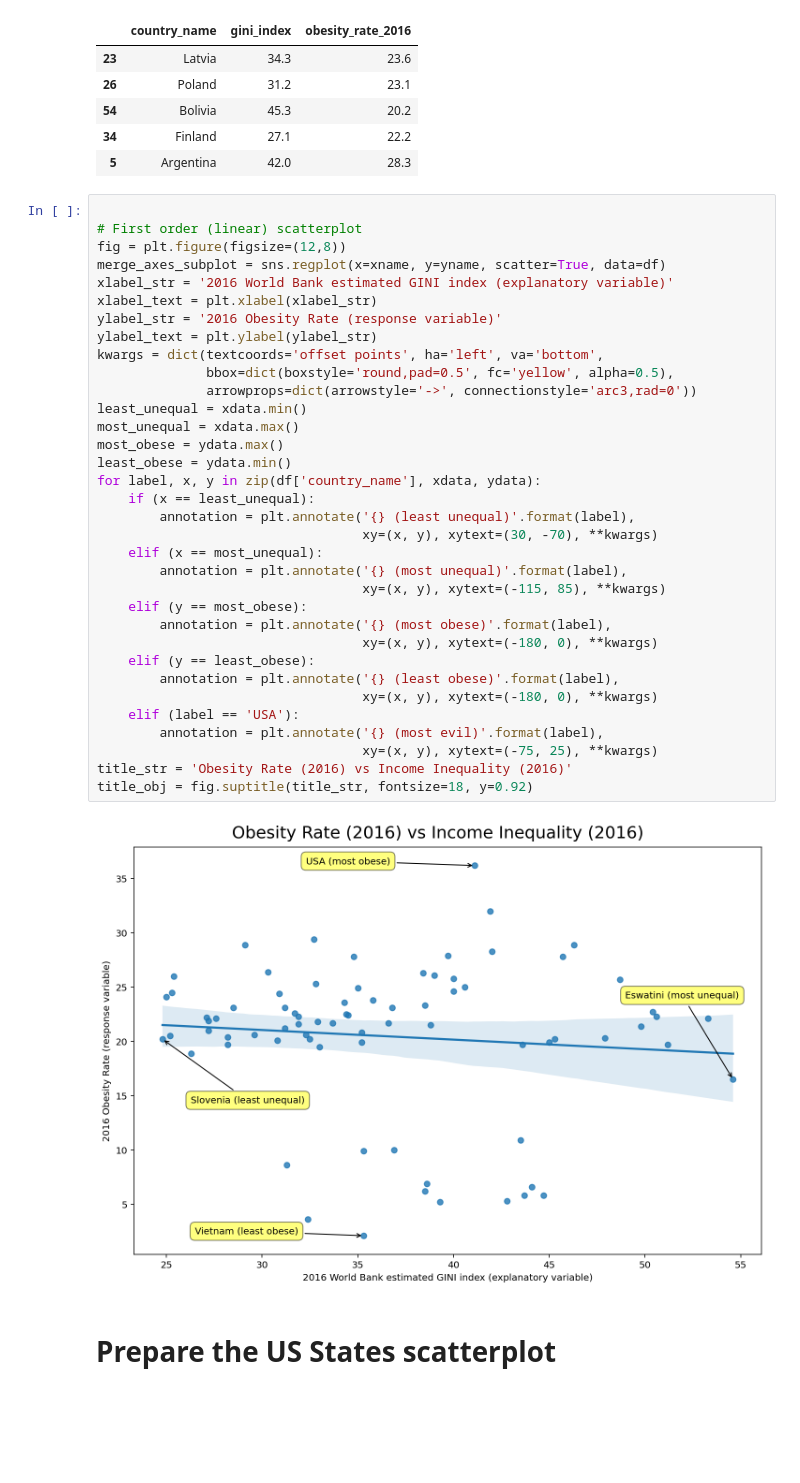
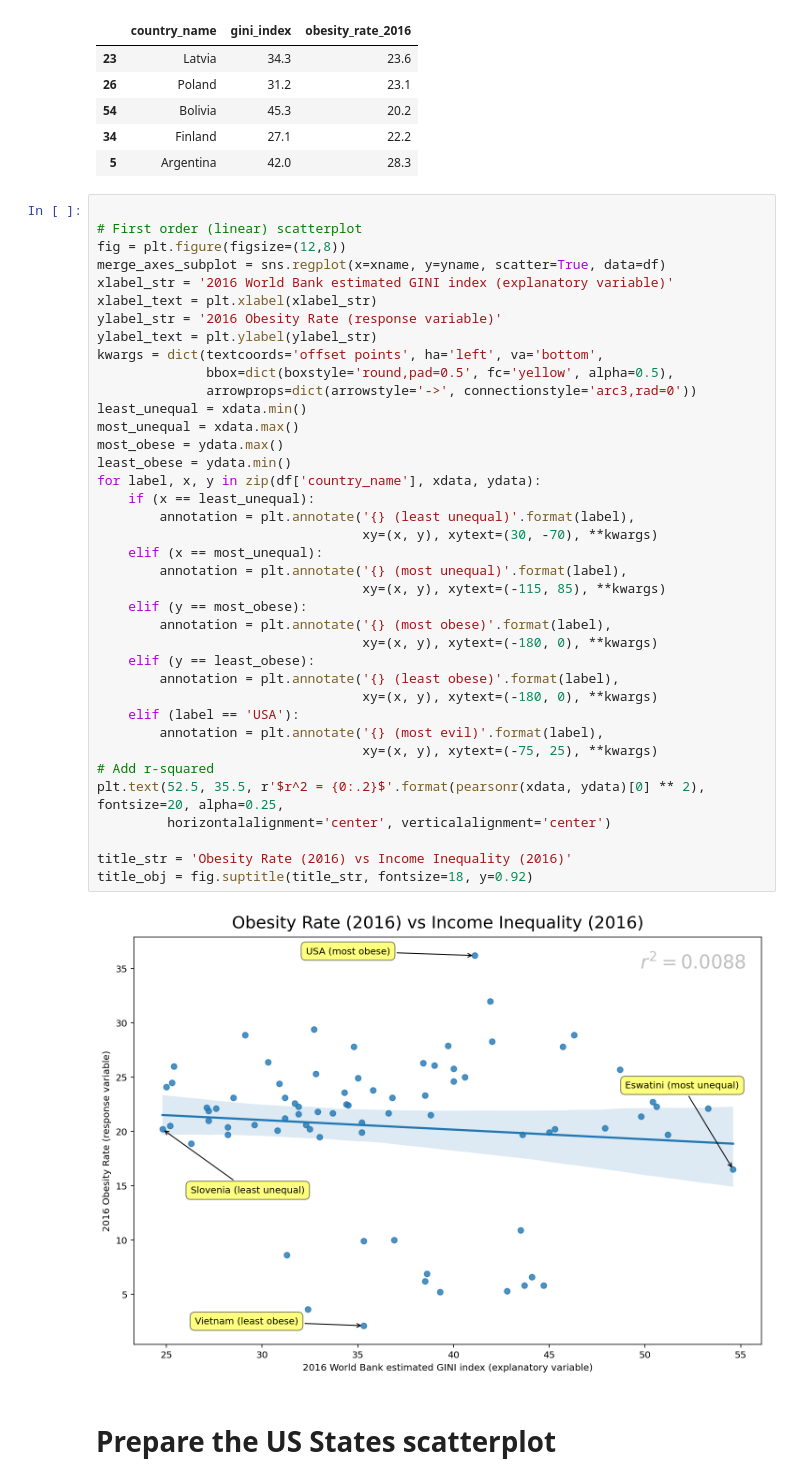
Before and after one commit to dbabbitt/StatsByCountry, a Jupyter notebook: ipynb/Income Inequality and Obesity.ipynb, the cells around one changed output. Cells and saved outputs as stored; diff of their text form; blank space fills up the shorter version.

```diff
--- a/ipynb/Income Inequality and Obesity.ipynb
+++ b/ipynb/Income Inequality and Obesity.ipynb
@@ -130,34 +130,38 @@ merge_axes_subplot = sns.regplot(x=xname, y=yname, scatter=True, data=df)
 xlabel_str = '2016 World Bank estimated GINI index (explanatory variable)'
 xlabel_text = plt.xlabel(xlabel_str)
 ylabel_str = '2016 Obesity Rate (response variable)'
 ylabel_text = plt.ylabel(ylabel_str)
 kwargs = dict(textcoords='offset points', ha='left', va='bottom',
               bbox=dict(boxstyle='round,pad=0.5', fc='yellow', alpha=0.5),
               arrowprops=dict(arrowstyle='->', connectionstyle='arc3,rad=0'))
 least_unequal = xdata.min()
 most_unequal = xdata.max()
 most_obese = ydata.max()
 least_obese = ydata.min()
 for label, x, y in zip(df['country_name'], xdata, ydata):
     if (x == least_unequal):
         annotation = plt.annotate('{} (least unequal)'.format(label),
                                   xy=(x, y), xytext=(30, -70), **kwargs)
     elif (x == most_unequal):
         annotation = plt.annotate('{} (most unequal)'.format(label),
                                   xy=(x, y), xytext=(-115, 85), **kwargs)
     elif (y == most_obese):
         annotation = plt.annotate('{} (most obese)'.format(label),
                                   xy=(x, y), xytext=(-180, 0), **kwargs)
     elif (y == least_obese):
         annotation = plt.annotate('{} (least obese)'.format(label),
                                   xy=(x, y), xytext=(-180, 0), **kwargs)
     elif (label == 'USA'):
         annotation = plt.annotate('{} (most evil)'.format(label),
                                   xy=(x, y), xytext=(-75, 25), **kwargs)
+# Add r-squared
+plt.text(52.5, 35.5, r'$r^2 = {0:.2}$'.format(pearsonr(xdata, ydata)[0] ** 2), fontsize=20, alpha=0.25,
+         horizontalalignment='center', verticalalignment='center')
+
 title_str = 'Obesity Rate (2016) vs Income Inequality (2016)'
 title_obj = fig.suptitle(title_str, fontsize=18, y=0.92)
 # %% [output]
-[figure, old version]
+[figure, new version]
 # %% [markdown]
 
 # Prepare the US States scatterplot
```
Also changed, not shown: parts of 1 cell of this notebook.
